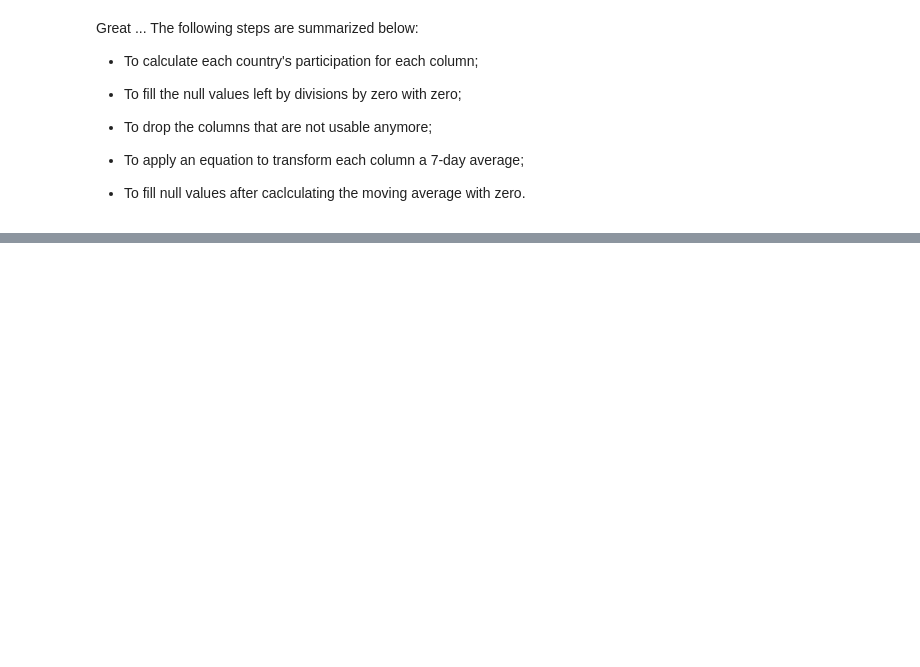
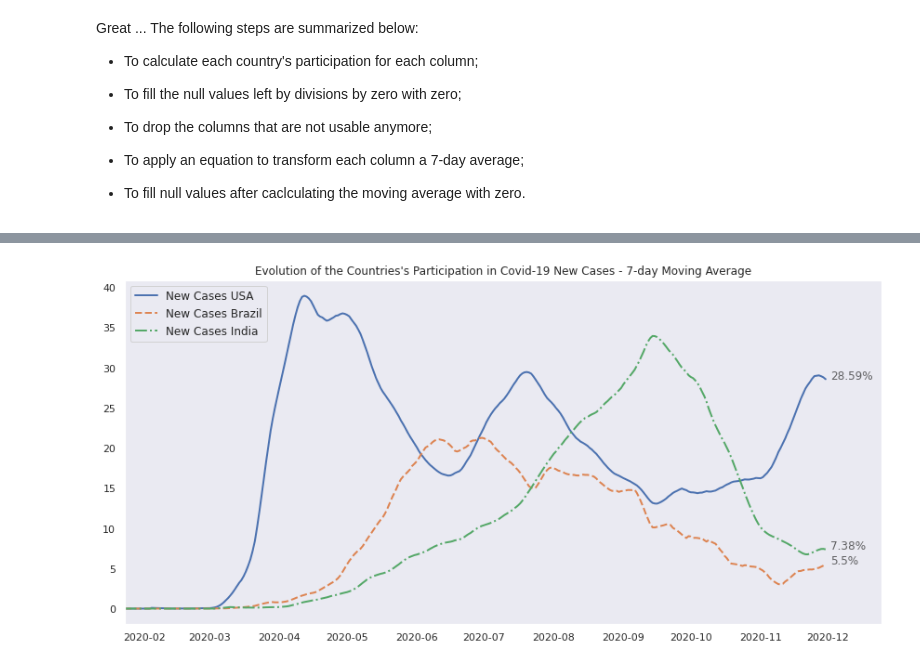
Before and after one commit to JoaoSiqueiraDS/DS_Days, a Jupyter notebook: COVID.ipynb, the cells around one changed output, grey strips where cells are left out. Drawn from its saved outputs; the diff is of its cells as text; code cells hidden in the pictures; blank space fills up the shorter version.

```diff
--- a/COVID.ipynb
+++ b/COVID.ipynb
@@ -585,0 +692,24 @@ brazil_gdp = df.loc[df.location=="Brazil", ["date","gdp_per_capita"]].dtypes
+# %%
+# New cases of the countries
+
+fig, ax = plt.subplots(figsize=(12,6))
+
+ax.plot(df_countries_4["date"], df_countries_4["new_cases_usa"], label="New Cases USA", linestyle="solid", linewidth=2)
+ax.plot(df_countries_4["date"], df_countries_4["new_cases_brazil"], label="New Cases Brazil", linestyle="dashed", linewidth=2)
+ax.plot(df_countries_4["date"], df_countries_4["new_cases_india"], label="New Cases India", linestyle="dashdot", linewidth=2)
+
+ax.text(x=df_countries_4.iloc[-1,0] + dt.timedelta(days=2), y=df_countries_4.iloc[-1,3], s=f'{df_countries_4.iloc[-1,3]}%', alpha=0.7)
+ax.text(x=df_countries_4.iloc[-1,0] + dt.timedelta(days=2), y=df_countries_4.iloc[-1,7], s=f'{df_countries_4.iloc[-1,7]}%', alpha=0.7)
+ax.text(x=df_countries_4.iloc[-1,0] + dt.timedelta(days=2), y=df_countries_4.iloc[-1,11], s=f'{df_countries_4.iloc[-1,11]}%', alpha=0.7)
+
+ax.set_title("Evolution of the Countries's Participation in Covid-19 New Cases - 7-day Moving Average")
+
+ax.set_xlim(df_countries_4.iloc[0,0], df_countries_4.iloc[-1,0] + dt.timedelta(days=25))
+
+ax.grid((False))
+ax.legend(loc='upper left', fontsize = 12)
+
+plt.tight_layout()
+plt.show()
+# %% [output]
+[figure, added]
```
Also changed, not shown: parts of 32 cells of this notebook.
